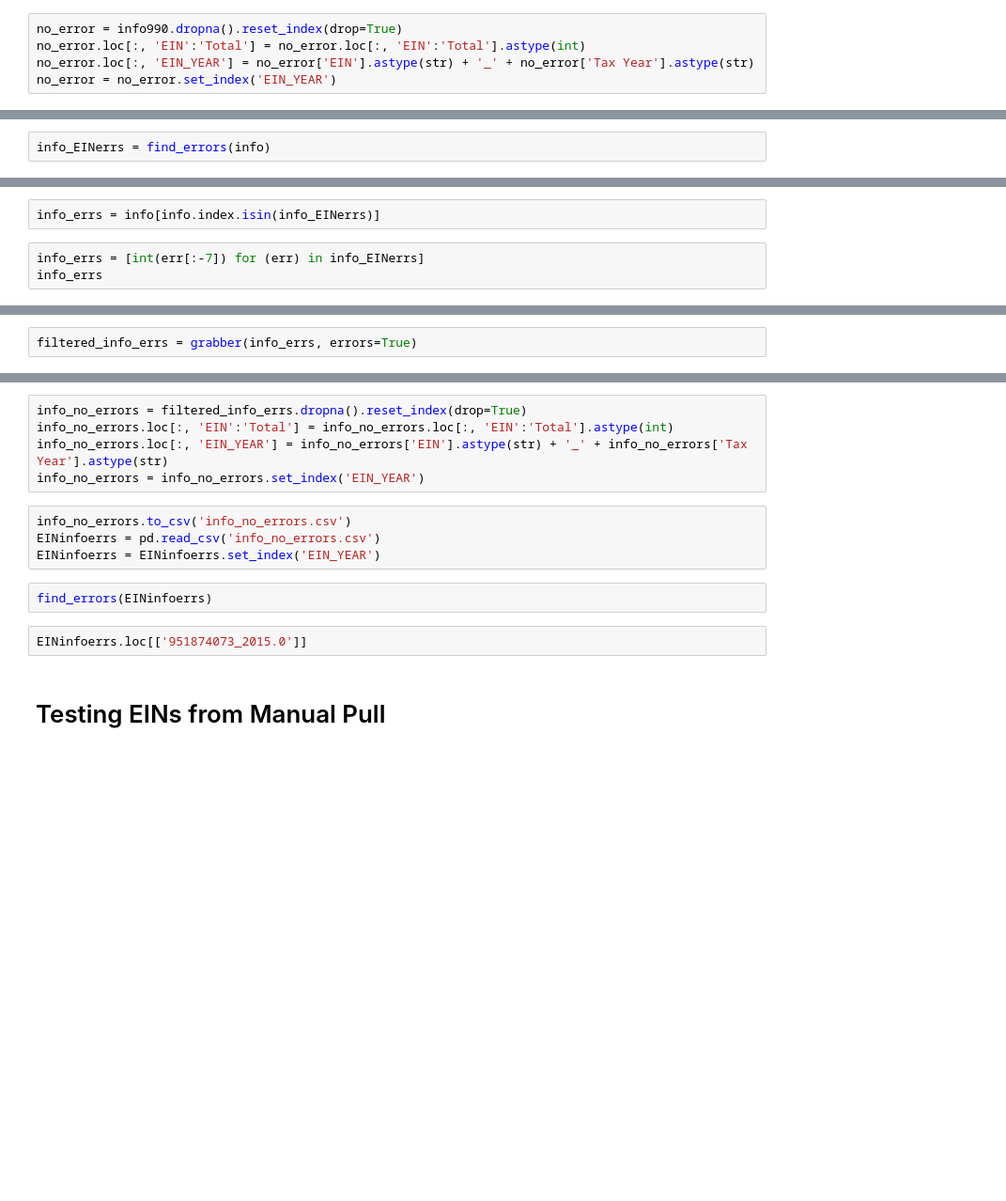
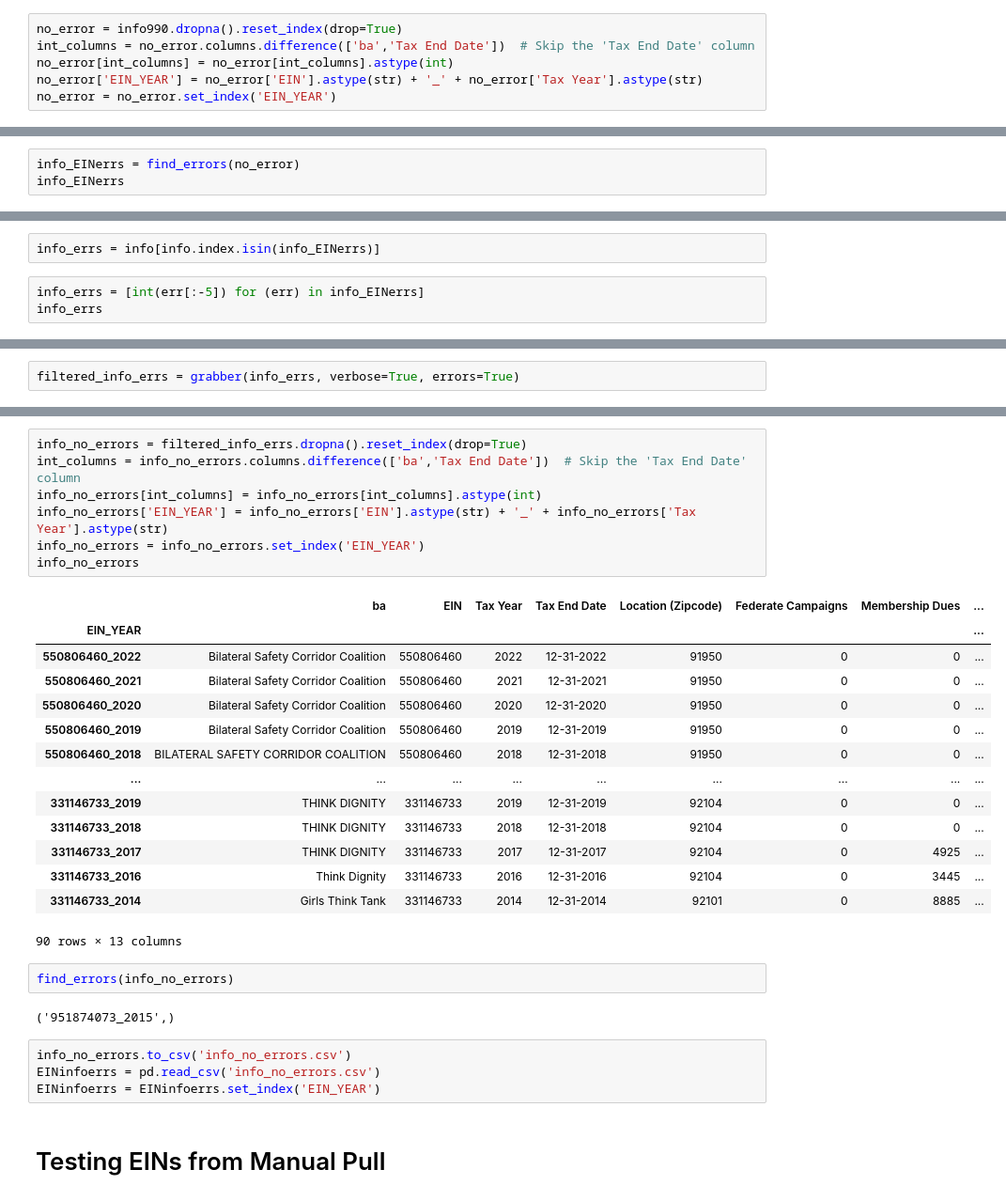
Before and after one commit to dbyers15/SDCTA-homelessness, a Jupyter notebook: XML parser/990 - error check.ipynb, the cells around one changed output, grey strips where cells are left out. Shown at 94% size. Drawn from its saved outputs; the diff is of its cells as text; blank space fills up the shorter version.

```diff
--- a/XML parser/990 - error check.ipynb
+++ b/XML parser/990 - error check.ipynb
@@ -613,8 +447,9 @@ info990.loc[info990['Tax Year'].isna(), 'Federate Campaigns':].sum(axis=1).sum()
 Assuming the prior three checks are all adequate, we can drop rows with any nan values.
 # %%
 no_error = info990.dropna().reset_index(drop=True)
-no_error.loc[:, 'EIN':'Total'] = no_error.loc[:, 'EIN':'Total'].astype(int)
-no_error.loc[:, 'EIN_YEAR'] = no_error['EIN'].astype(str) + '_' + no_error['Tax Year'].astype(str)
+int_columns = no_error.columns.difference(['ba','Tax End Date'])  # Skip the 'Tax End Date' column
+no_error[int_columns] = no_error[int_columns].astype(int)
+no_error['EIN_YEAR'] = no_error['EIN'].astype(str) + '_' + no_error['Tax Year'].astype(str)
 no_error = no_error.set_index('EIN_YEAR')
 # %% [markdown]
 ### Export here!
@@ -665,4 +511,5 @@ info
 # %%
 # tuple(accurate[~accurate].index)
 # %%
-info_EINerrs = find_errors(info)
+info_EINerrs = find_errors(no_error)
+info_EINerrs
@@ -669,5 +528,5 @@ info_EINerrs = find_errors(info)
 # %%
 info_errs = info[info.index.isin(info_EINerrs)]
 # %%
-info_errs = [int(err[:-7]) for (err) in info_EINerrs]
+info_errs = [int(err[:-5]) for (err) in info_EINerrs]
 info_errs
@@ -674,2 +545,2 @@ info_errs
 # %%
-filtered_info_errs = grabber(info_errs, errors=True)
+filtered_info_errs = grabber(info_errs, verbose=True, errors=True)
@@ -676,16 +581,33 @@ filtered_info_errs = grabber(info_errs, errors=True)
 # %%
 info_no_errors = filtered_info_errs.dropna().reset_index(drop=True)
-info_no_errors.loc[:, 'EIN':'Total'] = info_no_errors.loc[:, 'EIN':'Total'].astype(int)
-info_no_errors.loc[:, 'EIN_YEAR'] = info_no_errors['EIN'].astype(str) + '_' + info_no_errors['Tax Year'].astype(str)
+int_columns = info_no_errors.columns.difference(['ba','Tax End Date'])  # Skip the 'Tax End Date' column
+info_no_errors[int_columns] = info_no_errors[int_columns].astype(int)
+info_no_errors['EIN_YEAR'] = info_no_errors['EIN'].astype(str) + '_' + info_no_errors['Tax Year'].astype(str)
 info_no_errors = info_no_errors.set_index('EIN_YEAR')
+info_no_errors
+# %% [output]
+|  | ba | EIN | Tax Year | Tax End Date | Location (Zipcode) | Federate Campaigns | Membership Dues | ... |
+| EIN_YEAR |  |  |  |  |  |  |  | ... |
+| 550806460_2022 | Bilateral Safety Corridor Coalition | 550806460 | 2022 | 12-31-2022 | 91950 | 0 | 0 | ... |
+| 550806460_2021 | Bilateral Safety Corridor Coalition | 550806460 | 2021 | 12-31-2021 | 91950 | 0 | 0 | ... |
+| 550806460_2020 | Bilateral Safety Corridor Coalition | 550806460 | 2020 | 12-31-2020 | 91950 | 0 | 0 | ... |
+| 550806460_2019 | Bilateral Safety Corridor Coalition | 550806460 | 2019 | 12-31-2019 | 91950 | 0 | 0 | ... |
+| 550806460_2018 | BILATERAL SAFETY CORRIDOR COALITION | 550806460 | 2018 | 12-31-2018 | 91950 | 0 | 0 | ... |
+| ... | ... | ... | ... | ... | ... | ... | ... | ... |
+| 331146733_2019 | THINK DIGNITY | 331146733 | 2019 | 12-31-2019 | 92104 | 0 | 0 | ... |
+| 331146733_2018 | THINK DIGNITY | 331146733 | 2018 | 12-31-2018 | 92104 | 0 | 0 | ... |
+| 331146733_2017 | THINK DIGNITY | 331146733 | 2017 | 12-31-2017 | 92104 | 0 | 4925 | ... |
+| 331146733_2016 | Think Dignity | 331146733 | 2016 | 12-31-2016 | 92104 | 0 | 3445 | ... |
+| 331146733_2014 | Girls Think Tank | 331146733 | 2014 | 12-31-2014 | 92101 | 0 | 8885 | ... |
+90 rows × 13 columns
+# %%
+find_errors(info_no_errors)
+# %% [output]
+('951874073_2015',)
 # %%
 info_no_errors.to_csv('info_no_errors.csv')
 EINinfoerrs = pd.read_csv('info_no_errors.csv')
 EINinfoerrs = EINinfoerrs.set_index('EIN_YEAR')
-# %%
-find_errors(EINinfoerrs)
-# %%
-EINinfoerrs.loc[['951874073_2015.0']]
 # %% [markdown]
 # Testing EINs from Manual Pull
 # %%
```
Also changed, not shown: parts of 79 cells of this notebook, 19 other files.
